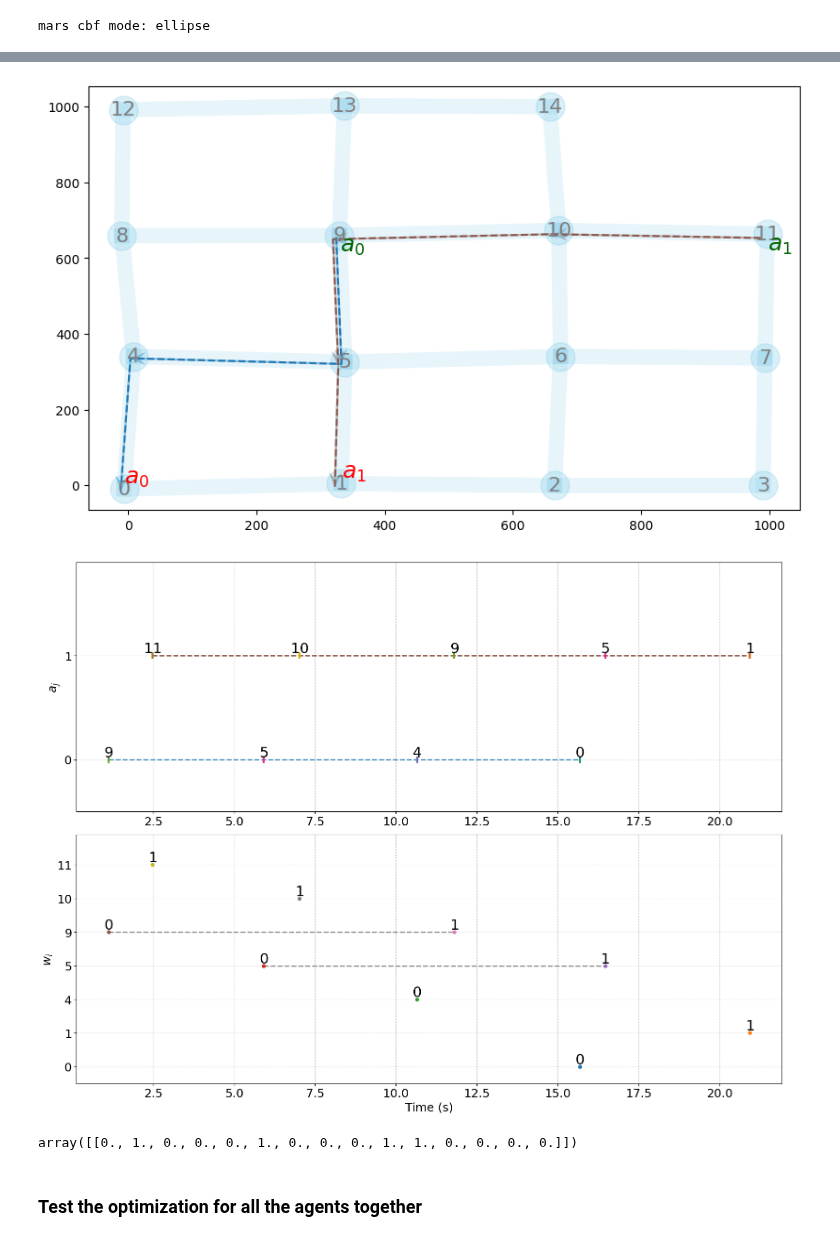
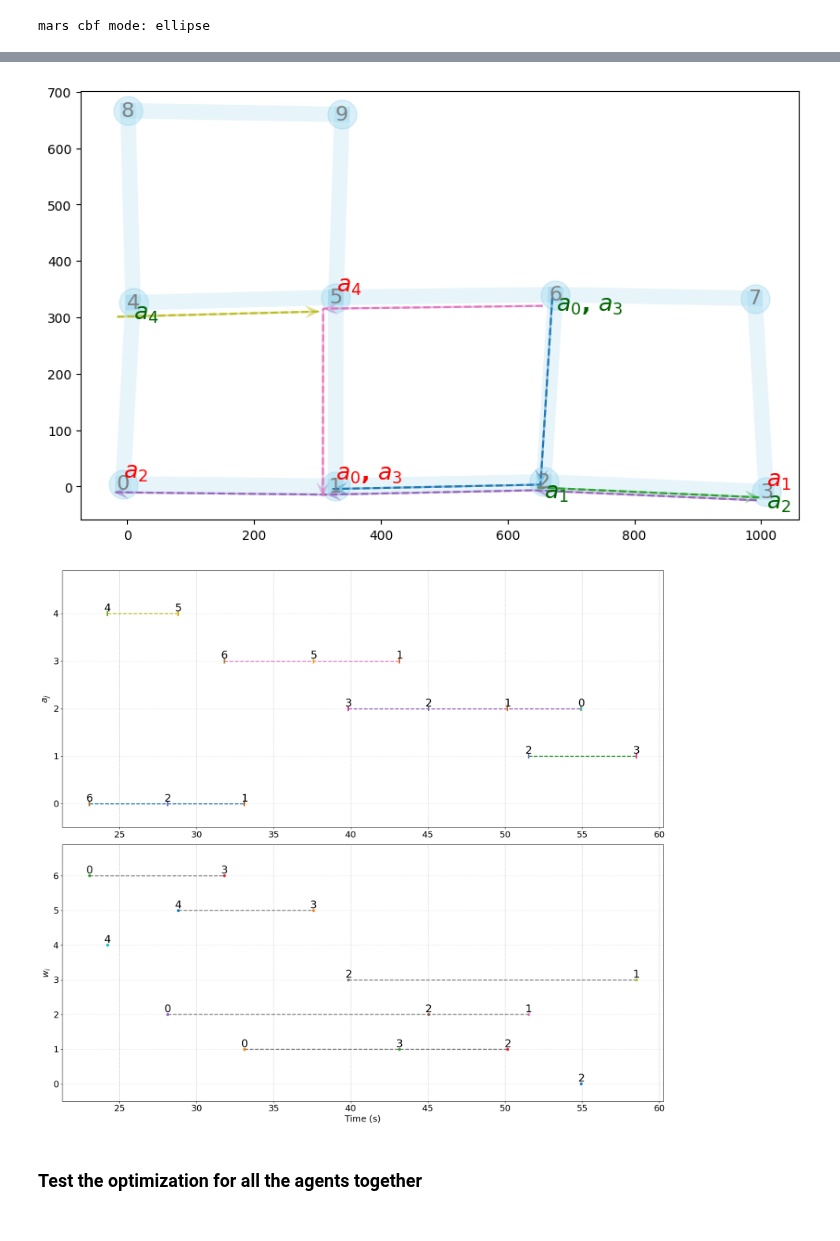
Before and after one commit to dt-1729/ULI_NASA, a Jupyter notebook: UTM_scheduling_and_routing/main.ipynb, the cells around one changed output, grey strips where cells are left out. Saved outputs shown, nothing was run; the diff lists cells and outputs as text; code cells hidden in the pictures.

```diff
--- a/UTM_scheduling_and_routing/main.ipynb
+++ b/UTM_scheduling_and_routing/main.ipynb
@@ -15,8 +15,8 @@ importlib.reload(createEnv)
 importlib.reload(supporting_functions)
 
 # generate waypoints and the adjacency matrix
-n_waypoints = 15
-n_agents = 2
+n_waypoints = 10
+n_agents = 5
 tolArray = np.random.uniform(10.0, 10.0, n_waypoints)
 
 # Grid network parameters
@@ -63,13 +63,14 @@ mars = createEnv.MARS(
     n_agents,
     tolArray,
     grid_params,
-    seed=11,
+    seed=12,
     offset_energy=1,
     stagewiseCostCoeffs=np.array([1.0, 100.0, 1.0]),
     selfHop=0,
     ca_cbf=ca_cbf_lin,
     cost_mode=cost_mode,
     lm = lm,
+    filter_wp_thresh=1e-10,
     printFlag=False)
 
 # mars visualization
@@ -87,8 +88,8 @@ createEnv.plotNetwork(mars=mars, figuresize=(10,7), routes=[], agent_colors=agen
 # %% [markdown]
 ### Write a code to solve MARS using CBF-CLF based appraoch
 # %%
-beta_min = 1e-3
-beta_max = 1e3
+beta_min = 1e-4
+beta_max = 1
 beta_grow = 3
 beta = beta_min
 beta_arr = []
@@ -106,19 +107,19 @@ V0 = mars.speed_vec
 
 optimizer = {
     'name':'cbf_clf',
-    'dt_init':0.1,
+    'dt_init':0.01,
     'dt_min':1e-5,
-    'dt_max':0.1,
+    'dt_max':0.01,
     'Tf':10,
-    'gamma':2,
+    'gamma':1,
     'alpha_s':100,
     'alpha_c':10,
     'alpha_r':100,
     'alpha_q':100,
     'p':1,
-    'stop_tol':0.1,
+    'stop_tol':0.0005,
     'stop_tol_weight':np.array([0, 0, 1, 0]),
-    'verbose':0
+    'verbose':2
 }
 
 mars.ca_cbf = ca_cbf_el
@@ -131,6 +132,7 @@ mars cbf mode: ellipse
 # %%
 
 active_waypoints = range(mars.n_waypoints)
+mars.filter_wp_thresh = 1e-3
 print(beta_arr)
 T, V, F, Pb_a = mars.anneal(
     beta_arr,
@@ -190,6 +192,6 @@ createEnv.plot_waypoint_agent_schedules(
     association_mat,
     mars.process_T,
     agent_colors,
-    figuresize=(16,12)
+    figuresize=(18,16)
 )
 # %% [output]
@@ -202,2 +207,2 @@ createEnv.plot_waypoint_agent_schedules(
-[figure, old version]
+[figure, new version]
-[figure, old version]
+[figure, new version]
@@ -209,7 +209,3 @@ Pb_reach = a.calc_agent_wp_association(Pb)
-# %%
-Pb_reach[0]
-# %% [output]
-array([[0., 1., 0., 0., 0., 1., 0., 0., 0., 1., 1., 0., 0., 0., 0.]])
 # %% [markdown]
 ### Test the optimization for all the agents together
 # %%
```
Also changed, not shown: parts of 4 cells of this notebook, 2 other files.
